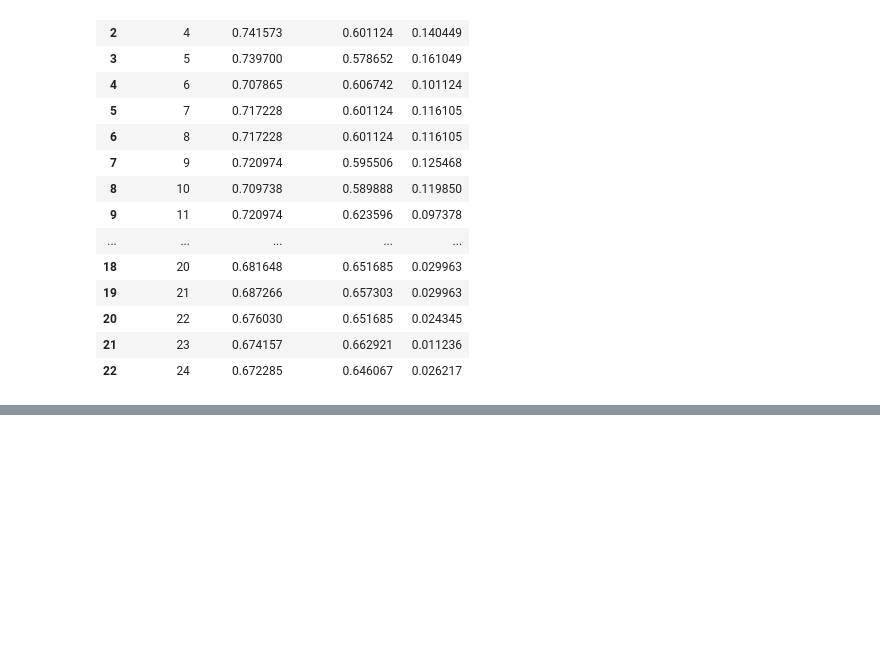
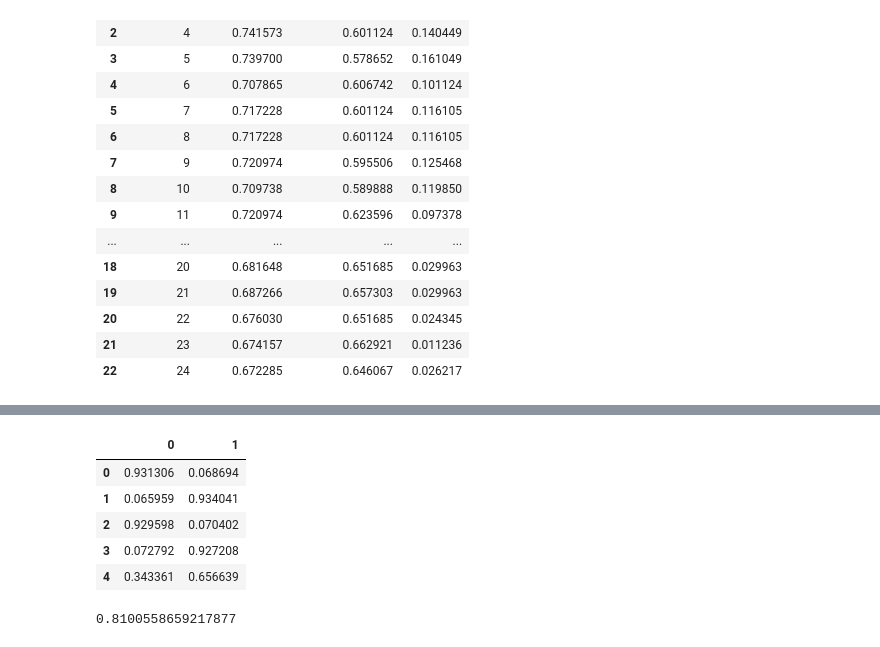
Before and after one commit to QinzhiChen/classification-exercises, a Jupyter notebook: model.ipynb, the cells around one changed output, grey strips where cells are left out. Saved outputs shown, nothing was run; the diff lists cells and outputs as text; code cells hidden in the pictures; blank space fills up the shorter version.

```diff
--- a/model.ipynb
+++ b/model.ipynb
@@ -814,0 +842,7 @@ test_validate
+# %%
+from sklearn.linear_model import LogisticRegression
+target = ['age','pclass','fare']
+logreg1=LogisticRegression(random_state=1234)
+# %%
+logreg1.fit(x_train[target],y_train)
+y_prep=logreg1.predict(x_train[target])
@@ -814,0 +856,6 @@ test_validate
+# %%
+from sklearn.linear_model import LogisticRegression
+target = ['age','pclass','fare','sex_male']
+logreg2=LogisticRegression(random_state=1234)
+logreg2.fit(x_train[target],y_train)
+y_prep=logreg2.predict(x_train[target])
@@ -814,0 +947,20 @@ test_validate
+# %%
+target = ['age','pclass','fare','sex_male']
+prob_test = logreg2.predict_proba(x_test[target])
+# %%
+prob_df = pd.DataFrame(prob_test, columns=logreg2.classes_.tolist())
+prob_df.head()
+# %% [output]
+|  | 0 | 1 |
+| 0 | 0.931306 | 0.068694 |
+| 1 | 0.065959 | 0.934041 |
+| 2 | 0.929598 | 0.070402 |
+| 3 | 0.072792 | 0.927208 |
+| 4 | 0.343361 | 0.656639 |
+# %%
+reset_test = titanic_test.reset_index()
+test_prob_df = pd.concat([reset_test, prob_df], axis=1)
+test_prob_df['predicted'] = pred_test
+(test_prob_df.survived==test_prob_df.predicted).mean()
+# %% [output]
+0.8100558659217877
```
Also changed, not shown: parts of 19 cells of this notebook, 2 other files.
